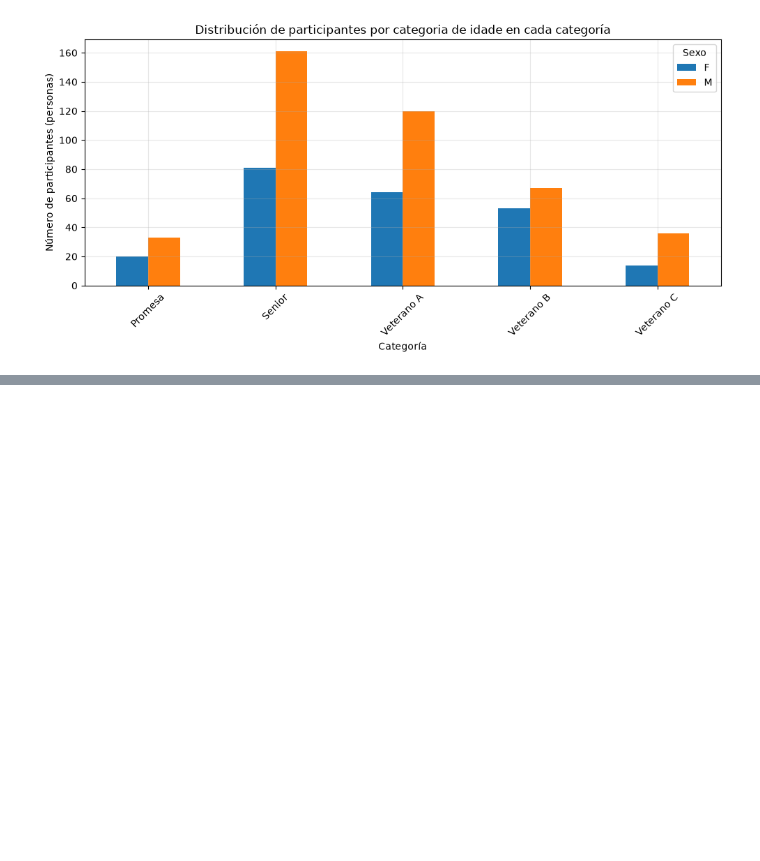
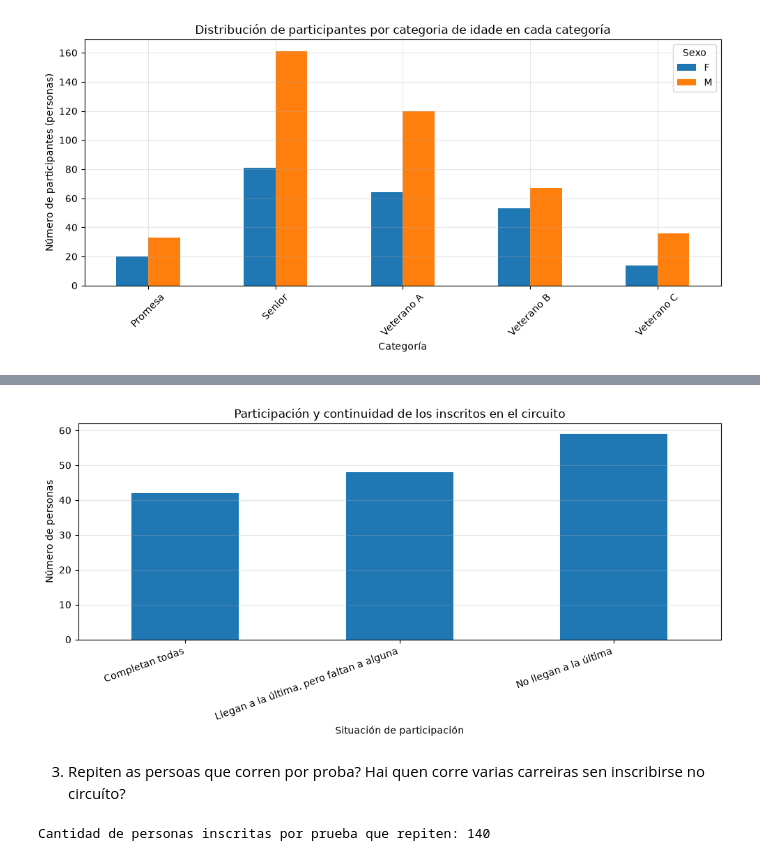
Before and after one commit to davidfernandowirtz/p2-coruna-corre, a Jupyter notebook: notebooks/04_analisis_base.ipynb, the cells around one changed output, grey strips where cells are left out. Saved outputs shown, nothing was run; the diff lists cells and outputs as text; code cells hidden in the pictures; blank space fills up the shorter version.

```diff
--- a/notebooks/04_analisis_base.ipynb
+++ b/notebooks/04_analisis_base.ipynb
@@ -130,0 +240,43 @@ plt.show()
+# %%
+# Personas que completan todas las carreras
+completan_todas = len(completan)
+
+llegan_ultima = ultima_participacion[
+    ultima_participacion["ultima_carrera"] == ultima_carrera_circuito
+]
+
+# Llegan a la última, pero no completan todas
+llegan_pero_no_completan = (
+    len(llegan_ultima) - completan_todas
+)
+
+# Dejan de aparecer antes de la última
+no_llegan_ultima = len(abandonos_aparentes)
+
+datos = pd.Series({
+    "Completan todas": completan_todas,
+    "Llegan a la última, pero faltan a alguna": llegan_pero_no_completan,
+    "No llegan a la última": no_llegan_ultima
+})
+
+datos.plot(kind="bar", figsize=(10, 5))
+
+plt.title("Participación y continuidad de los inscritos en el circuito")
+plt.xlabel("Situación de participación")
+plt.ylabel("Número de personas")
+plt.xticks(rotation=20, ha="right")
+plt.grid(axis="y", alpha=0.3)
+plt.tight_layout()
+plt.show()
+# %% [output]
+[figure, added]
+# %% [markdown]
+3. Repiten as persoas que corren por proba? Hai quen corre varias carreiras sen inscribirse no circuíto?
+# %%
+inscritos_proba = participacions[participacions["tipo_participante"] == "por_prueba"]
+
+carreras_por_persona_prueba = inscritos_proba.groupby("persona_id")["id_carrera"].nunique()
+
+print("Cantidad de personas inscritas por prueba que repiten:",len(carreras_por_persona_prueba[carreras_por_persona_prueba > 1]))
+# %% [output]
+Cantidad de personas inscritas por prueba que repiten: 140
```
Also changed, not shown: parts of 13 cells of this notebook.
